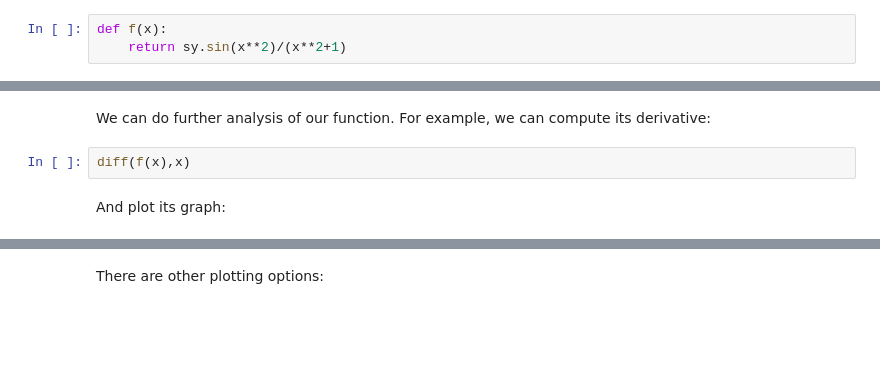
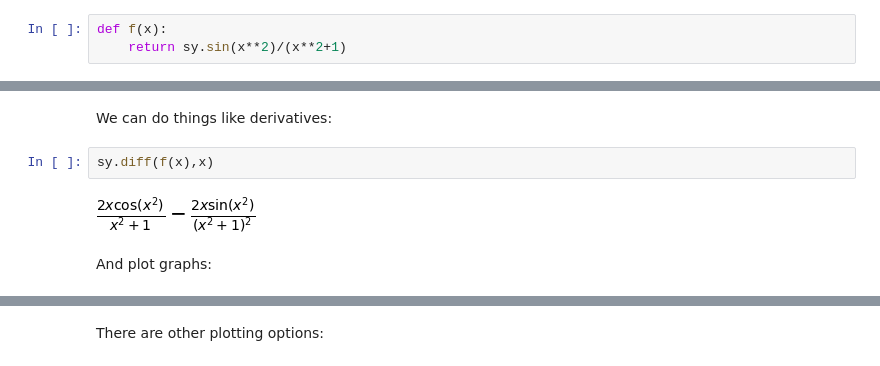
Before and after one commit to sean-fitzpatrick/SPARK2019, a Jupyter notebook: Spark-Jupyter.ipynb, the cells around one changed output, grey strips where cells are left out. Cells and saved outputs as stored; diff of their text form; blank space fills up the shorter version.

```diff
--- a/Spark-Jupyter.ipynb
+++ b/Spark-Jupyter.ipynb
@@ -44,8 +46,10 @@ f(x)
-# %% [markdown]
-We can do further analysis of our function. For example, we can compute its derivative:
+# %% [markdown]
+We can do things like derivatives:
 # %%
-diff(f(x),x)
+sy.diff(f(x),x)
+# %% [output]
+[figure, added]
 # %% [markdown]
-And plot its graph:
+And plot graphs:
 # %%
 graph = sy.plot(f(x), (x, -1, 1))
```
Also changed, not shown: parts of 10 cells of this notebook, 4 other files.
